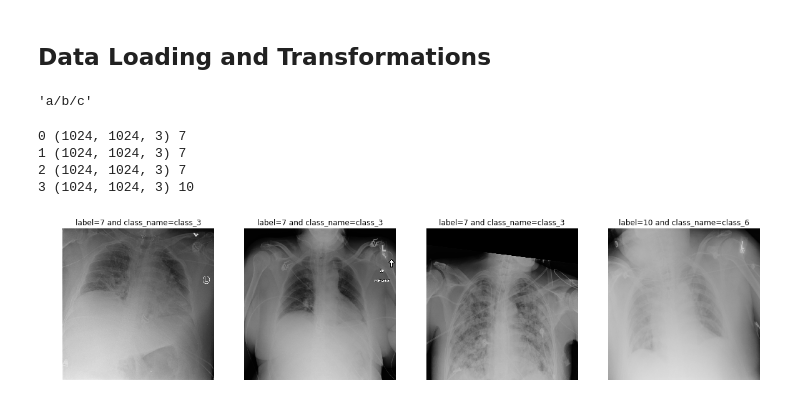
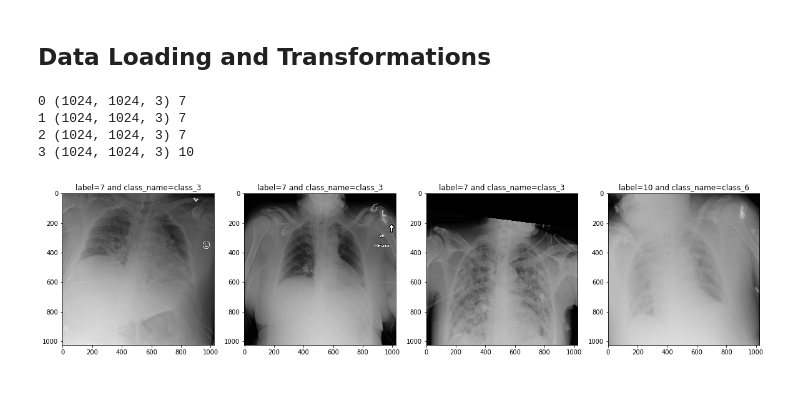
Before and after one commit to divyanshj16/chestnet_hackerearth, a Jupyter notebook: data_exploration.ipynb, the cells around one changed output. Saved outputs shown, nothing was run; the diff lists cells and outputs as text; code cells hidden in the pictures.

Commit message:
add dataloader and transforms

```diff
--- a/data_exploration.ipynb
+++ b/data_exploration.ipynb
@@ -117,9 +117,10 @@ labels_tr.set_index('image_name').head()
 | scan_0001000.png | id_1000 | 64 | M | 0 | class_6 |
 | scan_00010000.png | id_10000 | 33 | M | 1 | class_3 |
 # %%
-def show_sample(img,label,mapping):
+def show_sample(img,label = None,mapping=None):
     plt.imshow(img)
-    plt.title("label={} and class_name={}".format(label,mapping[label]))
+    if label:
+        plt.title("label={} and class_name={}".format(label,mapping[label]))
 # %%
 t = labels_tr
 t.head()
@@ -151,7 +153,3 @@ import os
-# %%
-os.path.join('a','b','c')
-# %% [output]
-'a/b/c'
 # %%
 class XRayDataset(Dataset):
 
@@ -174,31 +172,31 @@ class XRayDataset(Dataset):
                  }
 
         if self.transform:
-            sample = self.transform(sample)
+            sample['image'] = self.transform(sample['image'])
 
         return sample
 # %%
 train_dataset = XRayDataset(f'{data_folder}train.csv',f'{data_folder}',None)
 
 fig = plt.figure(figsize=(20,5))
 
-for i in range(len(dataset)):
+
+for i in range(len(train_dataset)):
     sample = train_dataset[i]
 
     print(i, sample['image'].shape, sample['label'])
 
     ax = plt.subplot(1, 4, i + 1)
 #     plt.tight_layout()
 #     ax.set_title('Sample #{}'.format(i))
-    ax.axis('off')
-    show_sample(sample['image'],sample['label'],dataset.idx_to_classes)
+    show_sample(sample['image'],sample['label'],train_dataset.idx_to_classes)
 
     if i == 3:
         plt.show()
         break
 # %% [output]
 0 (1024, 1024, 3) 7
 1 (1024, 1024, 3) 7
 2 (1024, 1024, 3) 7
 3 (1024, 1024, 3) 10
-[figure, old version]
+[figure, new version]
```
Also changed, not shown: parts of 8 cells of this notebook.
